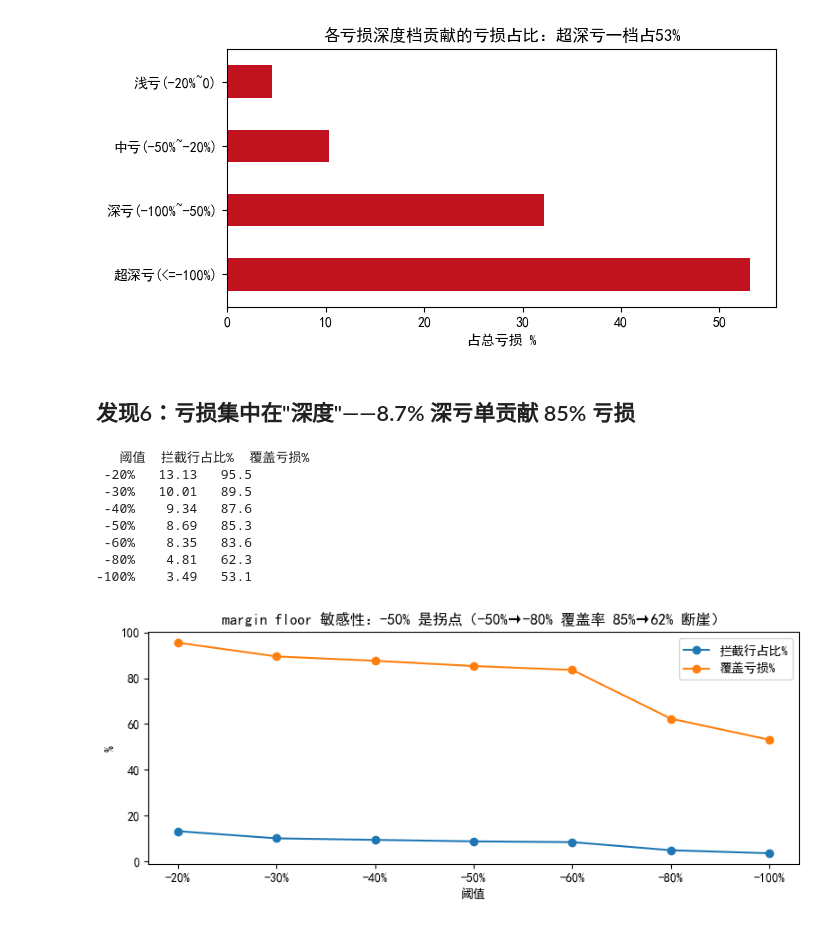
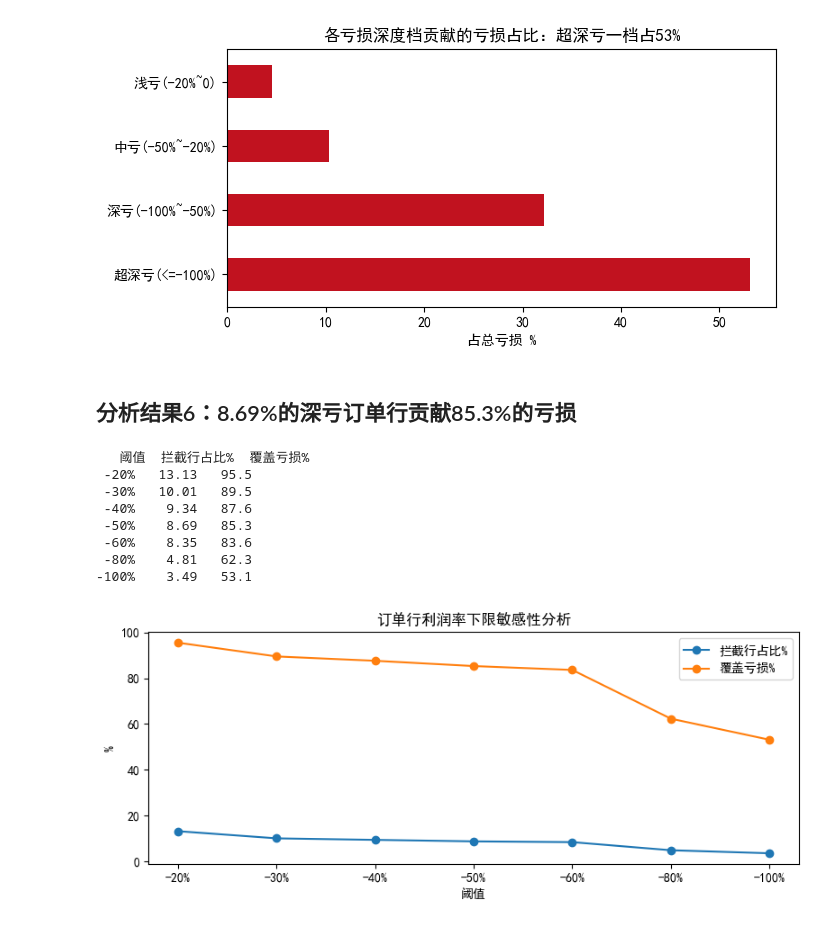
Before and after one commit to NAYO666/dataco-supply-chain-analysis, a Jupyter notebook: notebooks/01_eda.ipynb, the cells around one changed output. Saved outputs shown, nothing was run; the diff lists cells and outputs as text; code cells hidden in the pictures.

```diff
--- a/notebooks/01_eda.ipynb
+++ b/notebooks/01_eda.ipynb
@@ -230,32 +230,32 @@ plt.show()
 深亏+超深亏(<-50%): 15695 行 = 总订单行的 8.69%，亏 -331 万（占总亏损 85.3%）
 [figure]
 # %% [markdown]
-## 发现6：亏损集中在"深度"——8.7% 深亏单贡献 85% 亏损
+## 分析结果6：8.69%的深亏订单行贡献85.3%的亏损
 # %%
 # margin floor 阈值敏感性：拦截线画在哪？逐档算"拦截多少订单行"与"覆盖多少亏损"
-# （Power BI 页2 的 -50% 拐点结论在此落码；口径同上：ratio 严格 < 阈值）
+# 阈值口径与 Power BI 盈利结构页面一致：ratio 严格小于阈值
 sens = []
 for t in [-0.2, -0.3, -0.4, -0.5, -0.6, -0.8, -1.0]:
     hit = df['order_item_profit_ratio'] < t
     sens.append({'阈值': f'{t*100:.0f}%',
                  '拦截行占比%': round(hit.mean() * 100, 2),
                  '覆盖亏损%': round(df.loc[hit, 'order_profit_per_order'].sum() / total_loss * 100, 1)})
 sens = pd.DataFrame(sens)
 print(sens.to_string(index=False))
 
 sens.plot(x='阈值', y=['拦截行占比%', '覆盖亏损%'], kind='line', marker='o', figsize=(8, 3.5))
-plt.title('margin floor 敏感性：-50% 是拐点（-50%→-80% 覆盖率 85%→62% 断崖）')
+plt.title('订单行利润率下限敏感性分析')
 plt.ylabel('%'); plt.tight_layout()
 plt.savefig(DASHBOARD_DIR / 'margin floor敏感性.png', dpi=200, bbox_inches='tight')
 plt.show()
 # %% [output]
    阈值  拦截行占比%  覆盖亏损%
  -20%   13.13   95.5
  -30%   10.01   89.5
  -40%    9.34   87.6
  -50%    8.69   85.3
  -60%    8.35   83.6
  -80%    4.81   62.3
 -100%    3.49   53.1
-[figure, old version]
+[figure, new version]
 # %% [markdown]
```
Also changed, not shown: parts of 12 cells of this notebook, 29 other files.
